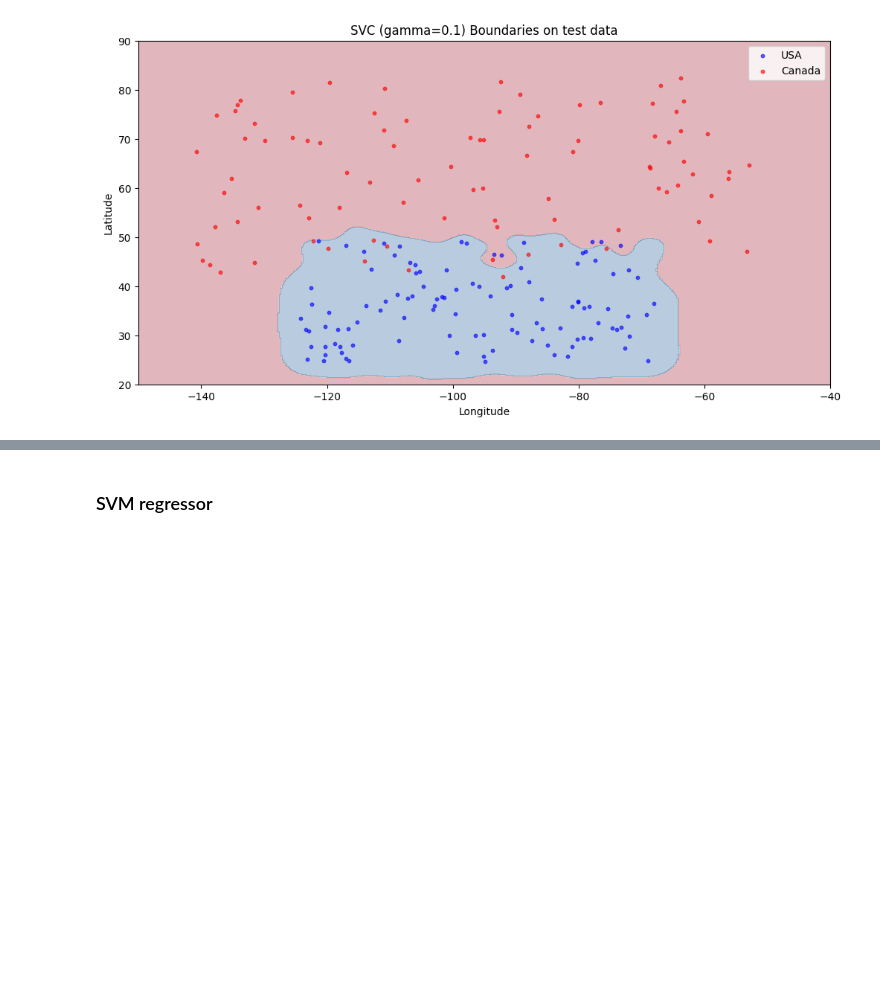
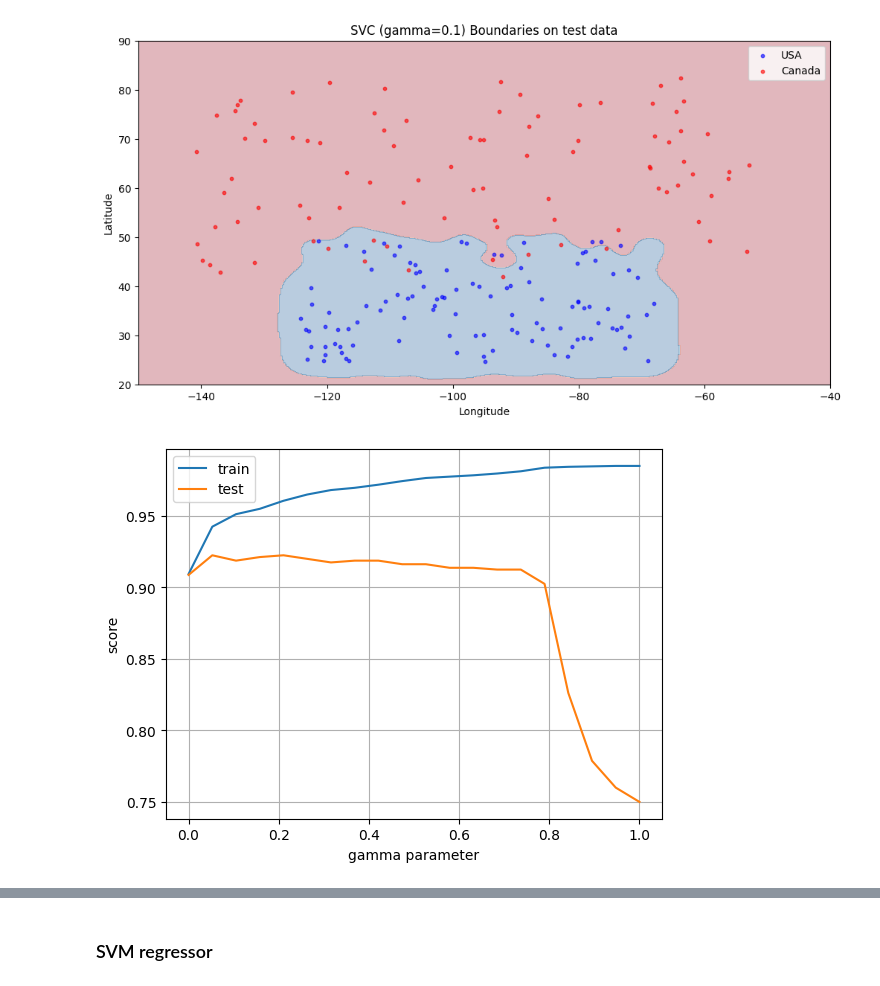
Before and after one commit to stephBRON/MachineLearning, a Jupyter notebook: Tutorials/module4_omar.ipynb, the cells around one changed output, grey strips where cells are left out. Drawn from its saved outputs; the diff is of its cells as text; code cells hidden in the pictures; blank space fills up the shorter version.

```diff
--- a/Tutorials/module4_omar.ipynb
+++ b/Tutorials/module4_omar.ipynb
@@ -945,3 +944,25 @@ plt.title('SVC (gamma=0.1) Boundaries on test data')
 plt.show()
 # %% [output]
 [figure]
+# %%
+gammas = np.linspace(0.0001, 1, 20)
+train_score = []
+test_score = []
+
+for g in gammas:
+    svm = SVC(gamma=g)
+    scores = cross_validate(svm, X_train, y_train, return_train_score=True)
+
+    train_score.append(scores['train_score'].mean())
+    test_score.append(scores['test_score'].mean())
+
+    # print(pd.DataFrame(scores).mean())
+# %%
+plt.plot(gammas, train_score, label='train')
+plt.plot(gammas, test_score, label='test')
+plt.xlabel('gamma parameter')
+plt.ylabel('score')
+plt.legend()
+plt.grid()
+# %% [output]
+[figure, added]
```
Also changed, not shown: parts of 10 cells of this notebook, 1 other file.
